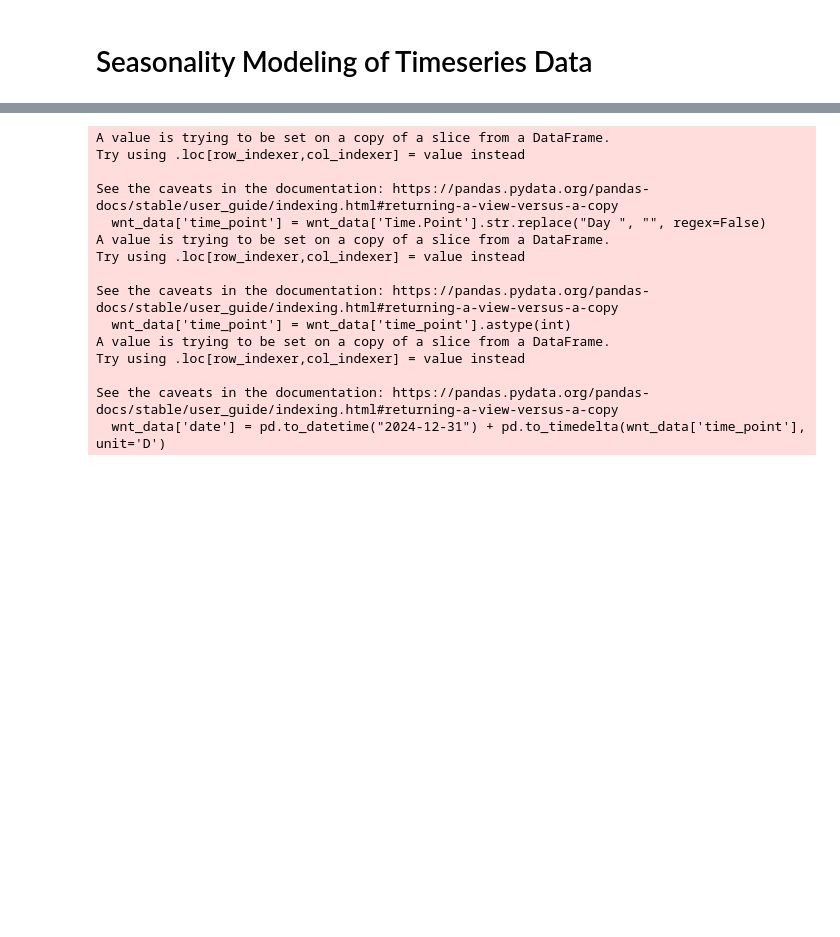
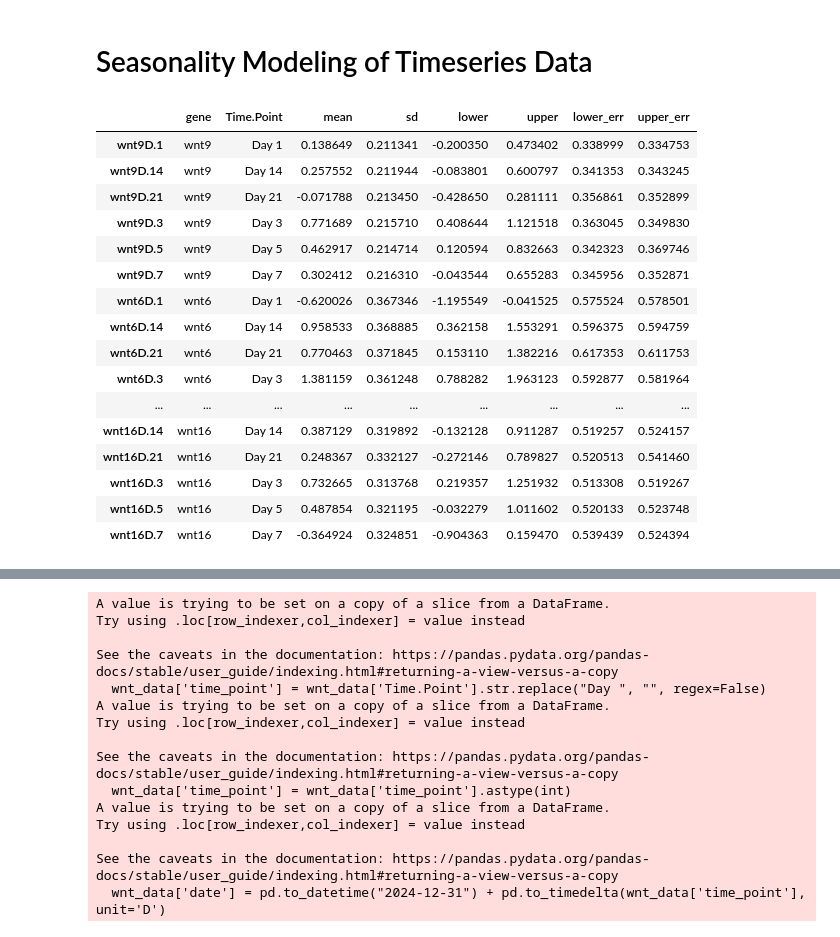
Before and after one commit to sojichld/Gene_Periodicity, a Jupyter notebook: model_seasonality.ipynb, the cells around one changed output, grey strips where cells are left out. Cells and saved outputs as stored; diff of their text form; code cells hidden in the pictures; blank space fills up the shorter version.

```diff
--- a/model_seasonality.ipynb
+++ b/model_seasonality.ipynb
@@ -6,0 +14,20 @@ import matplotlib.pyplot as plt
+# %%
+wnt_data_corrected
+# %% [output]
+|  | gene | Time.Point | mean | sd | lower | upper | lower_err | upper_err |
+| wnt9D.1 | wnt9 | Day 1 | 0.138649 | 0.211341 | -0.200350 | 0.473402 | 0.338999 | 0.334753 |
+| wnt9D.14 | wnt9 | Day 14 | 0.257552 | 0.211944 | -0.083801 | 0.600797 | 0.341353 | 0.343245 |
+| wnt9D.21 | wnt9 | Day 21 | -0.071788 | 0.213450 | -0.428650 | 0.281111 | 0.356861 | 0.352899 |
+| wnt9D.3 | wnt9 | Day 3 | 0.771689 | 0.215710 | 0.408644 | 1.121518 | 0.363045 | 0.349830 |
+| wnt9D.5 | wnt9 | Day 5 | 0.462917 | 0.214714 | 0.120594 | 0.832663 | 0.342323 | 0.369746 |
+| wnt9D.7 | wnt9 | Day 7 | 0.302412 | 0.216310 | -0.043544 | 0.655283 | 0.345956 | 0.352871 |
+| wnt6D.1 | wnt6 | Day 1 | -0.620026 | 0.367346 | -1.195549 | -0.041525 | 0.575524 | 0.578501 |
+| wnt6D.14 | wnt6 | Day 14 | 0.958533 | 0.368885 | 0.362158 | 1.553291 | 0.596375 | 0.594759 |
+| wnt6D.21 | wnt6 | Day 21 | 0.770463 | 0.371845 | 0.153110 | 1.382216 | 0.617353 | 0.611753 |
+| wnt6D.3 | wnt6 | Day 3 | 1.381159 | 0.361248 | 0.788282 | 1.963123 | 0.592877 | 0.581964 |
+| ... | ... | ... | ... | ... | ... | ... | ... | ... |
+| wnt16D.14 | wnt16 | Day 14 | 0.387129 | 0.319892 | -0.132128 | 0.911287 | 0.519257 | 0.524157 |
+| wnt16D.21 | wnt16 | Day 21 | 0.248367 | 0.332127 | -0.272146 | 0.789827 | 0.520513 | 0.541460 |
+| wnt16D.3 | wnt16 | Day 3 | 0.732665 | 0.313768 | 0.219357 | 1.251932 | 0.513308 | 0.519267 |
+| wnt16D.5 | wnt16 | Day 5 | 0.487854 | 0.321195 | -0.032279 | 1.011602 | 0.520133 | 0.523748 |
+| wnt16D.7 | wnt16 | Day 7 | -0.364924 | 0.324851 | -0.904363 | 0.159470 | 0.539439 | 0.524394 |
```
Also changed, not shown: parts of 5 cells of this notebook, 1 other file.
